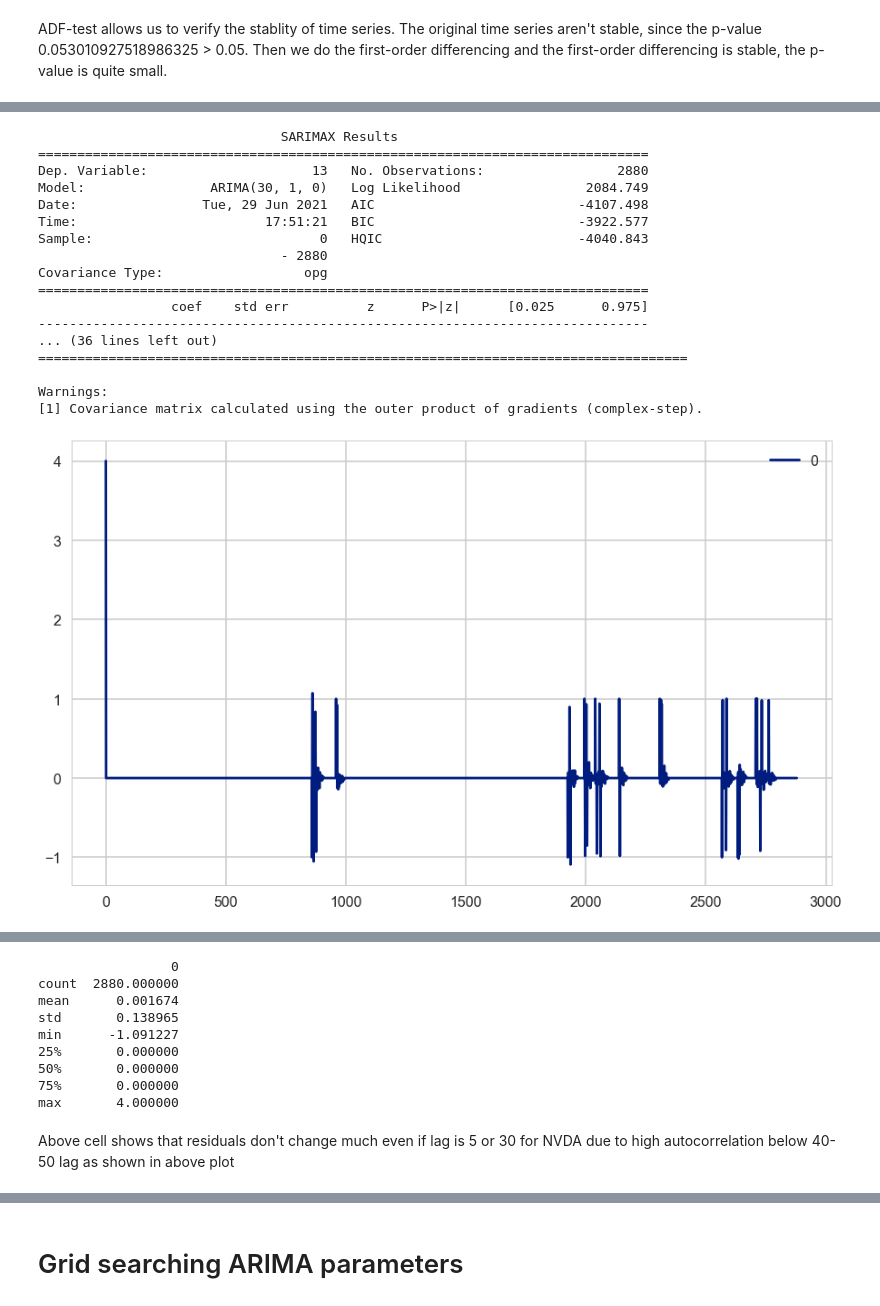
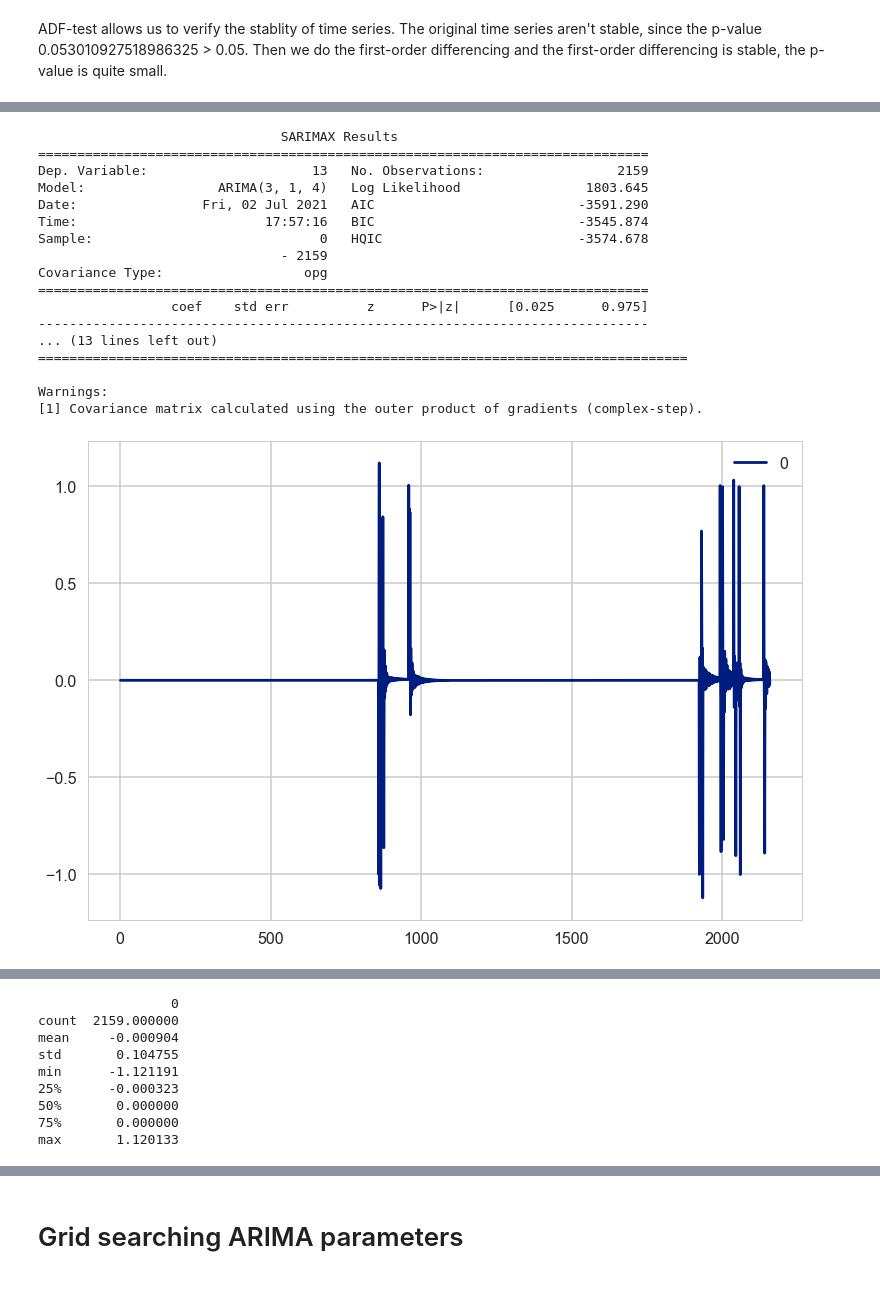
Before and after one commit to tonglinyan/animal_trajectory_prediction, a Jupyter notebook: code/adding_traditional_forecasting_ARIMA.ipynb, the cells around one changed output, grey strips where cells are left out. Saved outputs shown, nothing was run; the diff lists cells and outputs as text; code cells hidden in the pictures.

Commit message:
updated arima

```diff
--- a/code/adding_traditional_forecasting_ARIMA.ipynb
+++ b/code/adding_traditional_forecasting_ARIMA.ipynb
@@ -191,12 +193,12 @@ from statsmodels.tsa.stattools import adfuller as ADF
 # %% [markdown]
 time series of chamber and plot the distribution
 # %%
-
 #n, p = training_data.shape
 #for i in range(1,p):
 
 i = 13
 autocorr_data = training_data['%i'%i].dropna().reset_index(drop=True)
+autocorr_data = autocorr_data.iloc[0:math.floor(len(autocorr_data)*0.75)]
 autocorr_data.plot()
 plt.savefig('../figures/insect/ant/distribution_%i.png'%i)
 plt.show()
@@ -266,35 +285,38 @@ plt.show()
 # %%
-from statsmodels.tsa.arima.model import ARIMA
 # def find_optimal_arima_lag
-model = ARIMA(autocorr_data, order=(30,1,0))
+model = ARIMA(d_data, order=(3,1,4))
 model_fit = model.fit()
+
 # summary of fit model
 print(model_fit.summary())
+
 # line plot of residuals
 residuals = pd.DataFrame(model_fit.resid)
 residuals.plot()
 plt.show()
+
 # density plot of residuals
 residuals.plot(kind='kde')
 plt.show()
+
 # summary stats of residuals
 print(residuals.describe())
 # %% [output]
                                SARIMAX Results
 ==============================================================================
-Dep. Variable:                     13   No. Observations:                 2880
-Model:                ARIMA(30, 1, 0)   Log Likelihood                2084.749
-Date:                Tue, 29 Jun 2021   AIC                          -4107.498
-Time:                        17:51:21   BIC                          -3922.577
-Sample:                             0   HQIC                         -4040.843
-                               - 2880
+Dep. Variable:                     13   No. Observations:                 2159
+Model:                 ARIMA(3, 1, 4)   Log Likelihood                1803.645
+Date:                Fri, 02 Jul 2021   AIC                          -3591.290
+Time:                        17:57:16   BIC                          -3545.874
+Sample:                             0   HQIC                         -3574.678
+                               - 2159
 Covariance Type:                  opg
 ==============================================================================
                  coef    std err          z      P>|z|      [0.025      0.975]
 ------------------------------------------------------------------------------
-... (36 lines left out)
+... (13 lines left out)
 ===================================================================================
 
 Warnings:
 [1] Covariance matrix calculated using the outer product of gradients (complex-step).
-[figure, old version]
+[figure, new version]
@@ -302,14 +324,12 @@ Warnings:
                  0
-count  2880.000000
-mean      0.001674
-std       0.138965
-min      -1.091227
-25%       0.000000
+count  2159.000000
+mean     -0.000904
+std       0.104755
+min      -1.121191
+25%      -0.000323
 50%       0.000000
 75%       0.000000
-max       4.000000
+max       1.120133
-# %% [markdown]
-Above cell shows that residuals don't change much even if lag is 5 or 30 for NVDA due to high autocorrelation below 40-50 lag as shown in above plot
 # %%
 import time
 from core import Position, PositionType
```
Also changed, not shown: parts of 20 cells of this notebook, 2 other files.
